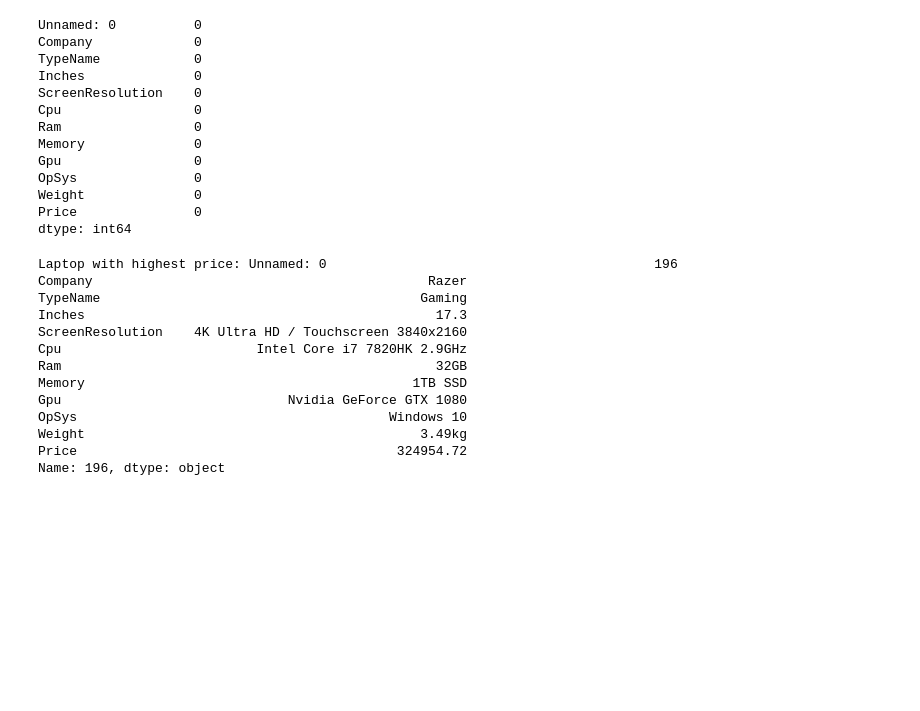
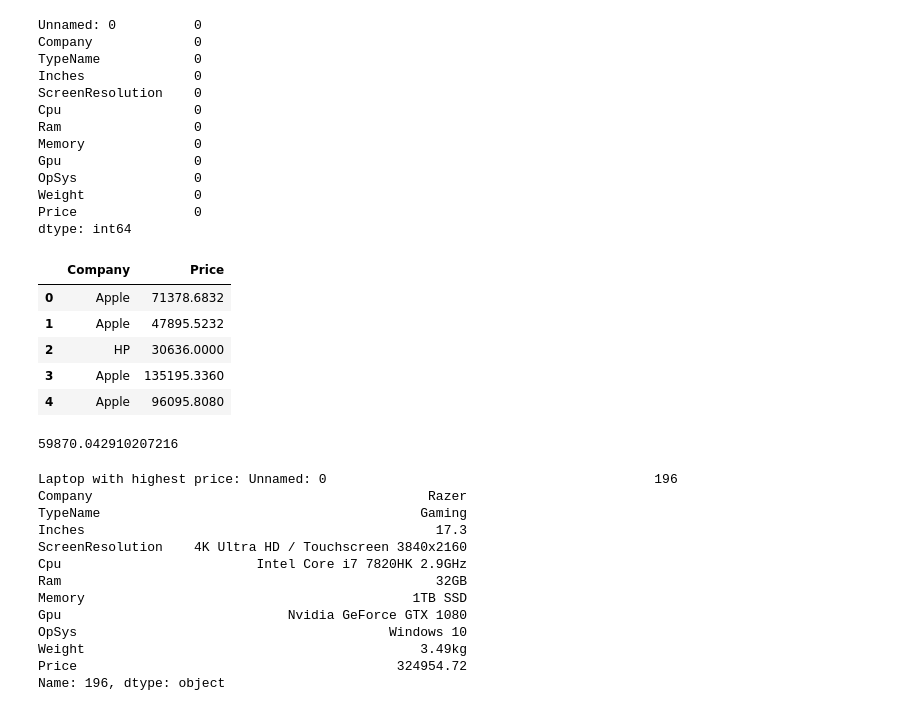
Before and after one commit to LukaAbramovic775/LaptopDataset, a Jupyter notebook: LaptopPrices.ipynb, the cells around one changed output. Cells and saved outputs as stored; diff of their text form; code cells hidden in the pictures; blank space fills up the shorter version.

```diff
--- a/LaptopPrices.ipynb
+++ b/LaptopPrices.ipynb
@@ -64,6 +67,20 @@ OpSys               0
 Weight              0
 Price               0
 dtype: int64
+# %%
+df[['Company', 'Price']].head()
+# %% [output]
+|  | Company | Price |
+| 0 | Apple | 71378.6832 |
+| 1 | Apple | 47895.5232 |
+| 2 | HP | 30636.0000 |
+| 3 | Apple | 135195.3360 |
+| 4 | Apple | 96095.8080 |
+# %%
+average_price = df['Price'].mean()
+print(average_price)
+# %% [output]
+59870.042910207216
 # %%
 max_index_price = df['Price'].idxmax()
 max_price_laptop = df.iloc[max_index_price]
```
Also changed, not shown: parts of 4 cells of this notebook.
